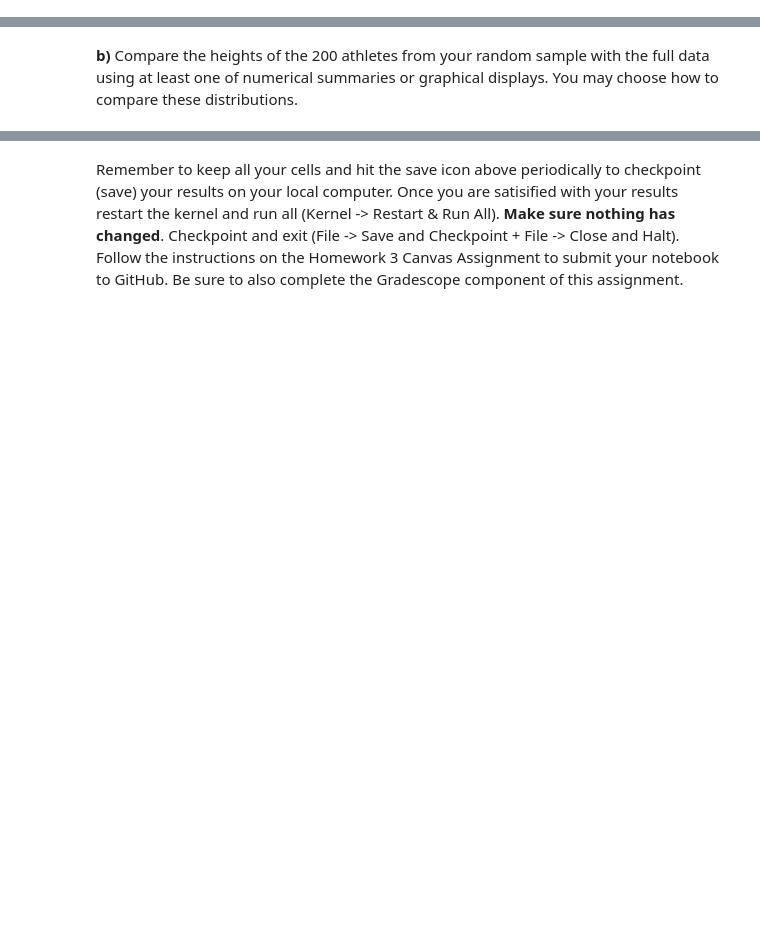
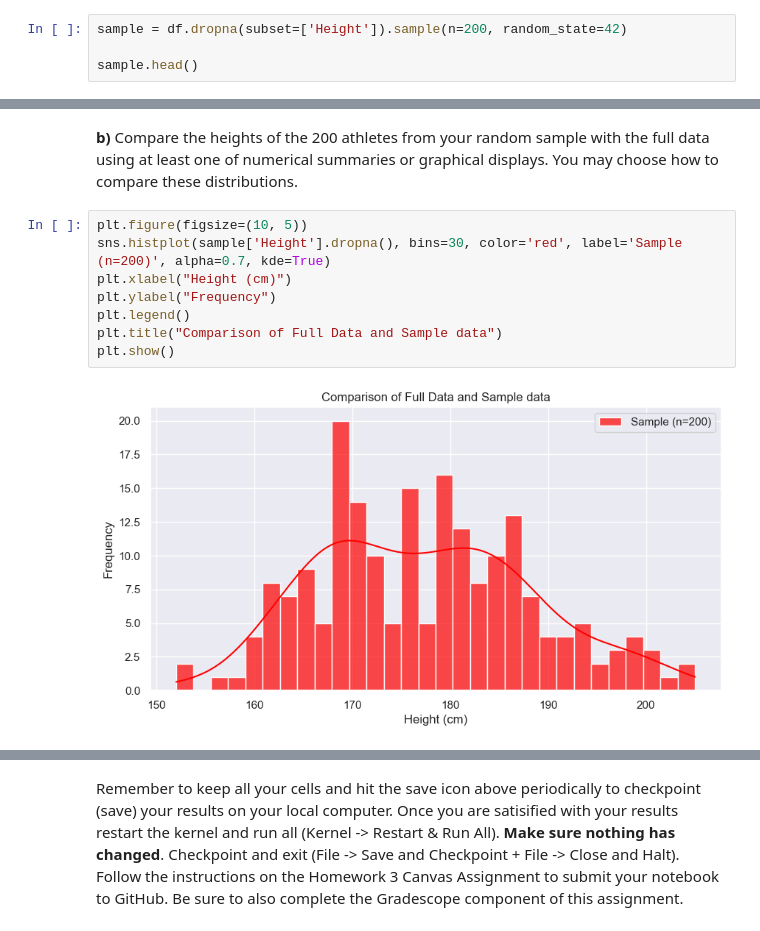
Before and after one commit to soobinj2/stat207, a Jupyter notebook: homework_03/homework_03.ipynb, the cells around one changed output, grey strips where cells are left out. Saved outputs shown, nothing was run; the diff lists cells and outputs as text; blank space fills up the shorter version.

```diff
--- a/homework_03/homework_03.ipynb
+++ b/homework_03/homework_03.ipynb
@@ -53,3 +193,7 @@ Generate a two-way table to compare the sex of the athlete with the season of co
 Now, we'll consider the heights of athletes.
 # %% [markdown]
 **a)** Take a random sample of 200 athletes from the data.
+# %%
+sample = df.dropna(subset=['Height']).sample(n=200, random_state=42)
+
+sample.head()
@@ -56,2 +207,12 @@ Now, we'll consider the heights of athletes.
 # %% [markdown]
 **b)** Compare the heights of the 200 athletes from your random sample with the full data using at least one of numerical summaries or graphical displays.  You may choose how to compare these distributions.
+# %%
+plt.figure(figsize=(10, 5))
+sns.histplot(sample['Height'].dropna(), bins=30, color='red', label='Sample (n=200)', alpha=0.7, kde=True)
+plt.xlabel("Height (cm)")
+plt.ylabel("Frequency")
+plt.legend()
+plt.title("Comparison of Full Data and Sample data")
+plt.show()
+# %% [output]
+[figure, added]
```
Also changed, not shown: parts of 16 cells of this notebook, 1 other file.
